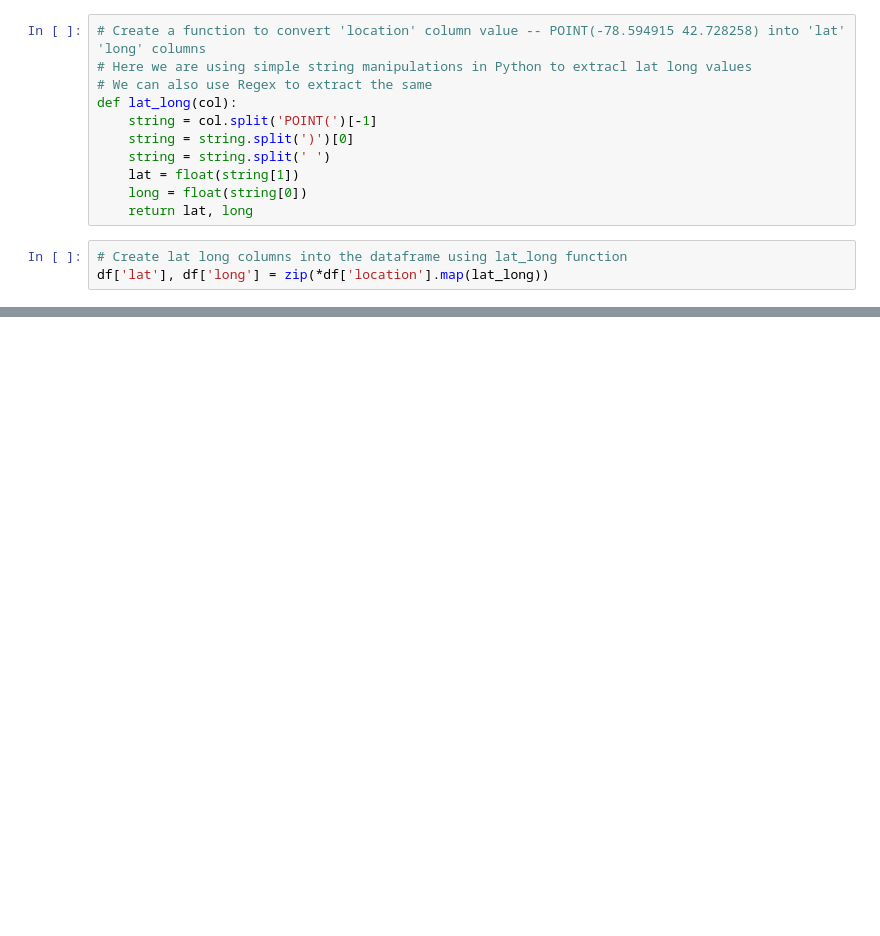
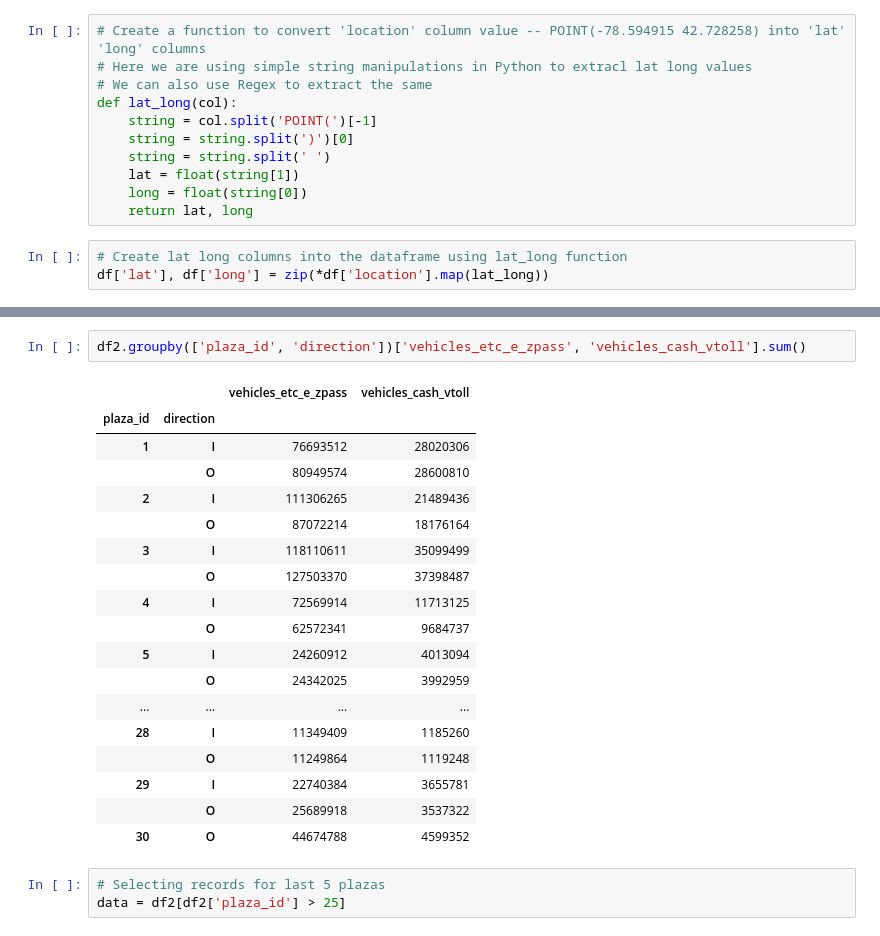
Before and after one commit to satishukadam/notebooks, a Jupyter notebook: SmartCity/DynamicSignalTimingAADT.ipynb, the cells around one changed output, grey strips where cells are left out. Drawn from its saved outputs; the diff is of its cells as text; blank space fills up the shorter version.

```diff
--- a/SmartCity/DynamicSignalTimingAADT.ipynb
+++ b/SmartCity/DynamicSignalTimingAADT.ipynb
@@ -35,0 +65,24 @@ df.head()
+# %%
+df2.groupby(['plaza_id', 'direction'])['vehicles_etc_e_zpass', 'vehicles_cash_vtoll'].sum()
+# %% [output]
+|  |  | vehicles_etc_e_zpass | vehicles_cash_vtoll |
+| plaza_id | direction |  |  |
+| 1 | I | 76693512 | 28020306 |
+|  | O | 80949574 | 28600810 |
+| 2 | I | 111306265 | 21489436 |
+|  | O | 87072214 | 18176164 |
+| 3 | I | 118110611 | 35099499 |
+|  | O | 127503370 | 37398487 |
+| 4 | I | 72569914 | 11713125 |
+|  | O | 62572341 | 9684737 |
+| 5 | I | 24260912 | 4013094 |
+|  | O | 24342025 | 3992959 |
+| ... | ... | ... | ... |
+| 28 | I | 11349409 | 1185260 |
+|  | O | 11249864 | 1119248 |
+| 29 | I | 22740384 | 3655781 |
+|  | O | 25689918 | 3537322 |
+| 30 | O | 44674788 | 4599352 |
+# %%
+# Selecting records for last 5 plazas
+data = df2[df2['plaza_id'] > 25]
```
Also changed, not shown: parts of 8 cells of this notebook.
